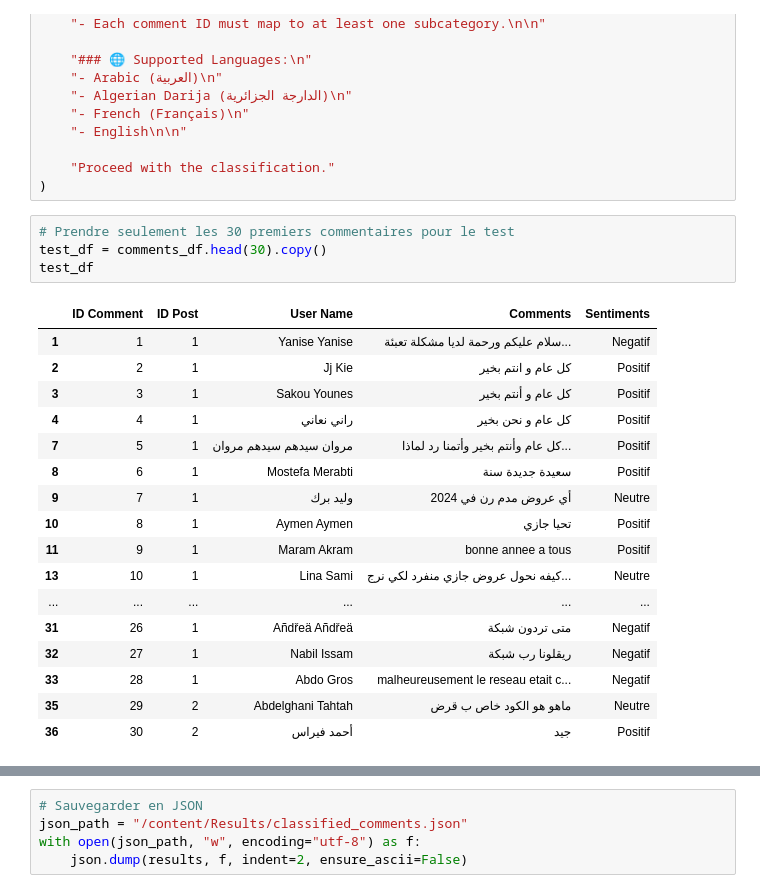
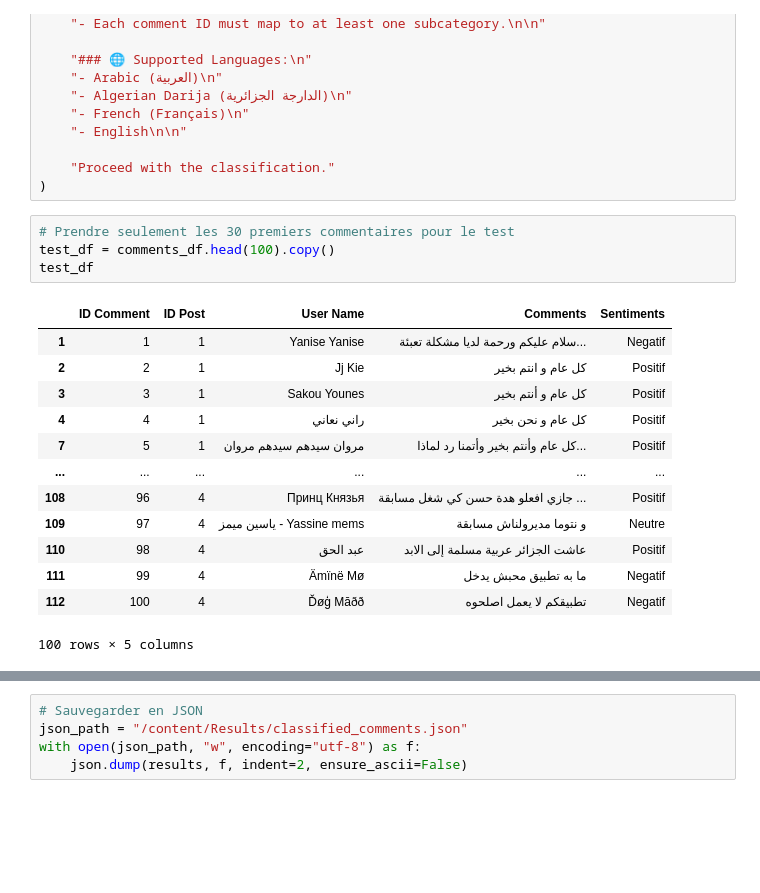
Before and after one commit to OUARAS-khelil-Rafik/AS-Ooredoo_Djezzy_Mobilis-, a Jupyter notebook: Annotate_IA_Model_Comments.ipynb, the cells around one changed output, grey strips where cells are left out. Cells and saved outputs as stored; diff of their text form; blank space fills up the shorter version.

```diff
--- a/Annotate_IA_Model_Comments.ipynb
+++ b/Annotate_IA_Model_Comments.ipynb
@@ -834,26 +830,22 @@ system_prompt = (
 )
 # %%
 # Prendre seulement les 30 premiers commentaires pour le test
-test_df = comments_df.head(30).copy()
+test_df = comments_df.head(100).copy()
 test_df
 # %% [output]
 |  | ID Comment | ID Post | User Name | Comments | Sentiments |
 | 1 | 1 | 1 | Yanise Yanise | سلام عليكم ورحمة لديا مشكلة تعبئة... | Negatif |
 | 2 | 2 | 1 | Jj Kie | كل عام و انتم بخير | Positif |
 | 3 | 3 | 1 | Sakou Younes | كل عام و أنتم بخير | Positif |
 | 4 | 4 | 1 | راني نعاني | كل عام و نحن بخير | Positif |
 | 7 | 5 | 1 | مروان سيدهم سيدهم مروان | كل عام وأنتم بخير وأتمنا رد لماذا... | Positif |
-| 8 | 6 | 1 | Mostefa Merabti | سعيدة جديدة سنة | Positif |
-| 9 | 7 | 1 | وليد برك | أي عروض مدم رن في 2024 | Neutre |
-| 10 | 8 | 1 | Aymen Aymen | تحيا جازي | Positif |
-| 11 | 9 | 1 | Maram Akram | bonne annee a tous | Positif |
-| 13 | 10 | 1 | Lina Sami | كيفه نحول عروض جازي منفرد لكي نرج... | Neutre |
 | ... | ... | ... | ... | ... | ... |
-| 31 | 26 | 1 | Añdřeä Añdřeä | متى تردون شبكة | Negatif |
-| 32 | 27 | 1 | Nabil Issam | ريقلونا رب شبكة | Negatif |
-| 33 | 28 | 1 | Abdo Gros | malheureusement le reseau etait c... | Negatif |
-| 35 | 29 | 2 | Abdelghani Tahtah | ماهو هو الكود خاص ب قرض | Neutre |
-| 36 | 30 | 2 | أحمد فيراس | جيد | Positif |
+| 108 | 96 | 4 | Принц Князья | جازي افعلو هدة حسن كي شغل مسابقة ... | Positif |
+| 109 | 97 | 4 | ياسين ميمز - Yassine mems | و نتوما مديرولناش مسابقة | Neutre |
+| 110 | 98 | 4 | عبد الحق | عاشت الجزائر عربية مسلمة إلى الابد | Positif |
+| 111 | 99 | 4 | Ämïnë Mø | ما به تطبيق محبش يدخل | Negatif |
+| 112 | 100 | 4 | Ďøģ Māðð | تطبيقكم لا يعمل اصلحوه | Negatif |
+100 rows × 5 columns
 # %%
 import json
 import re
```
Also changed, not shown: parts of 5 cells of this notebook.
